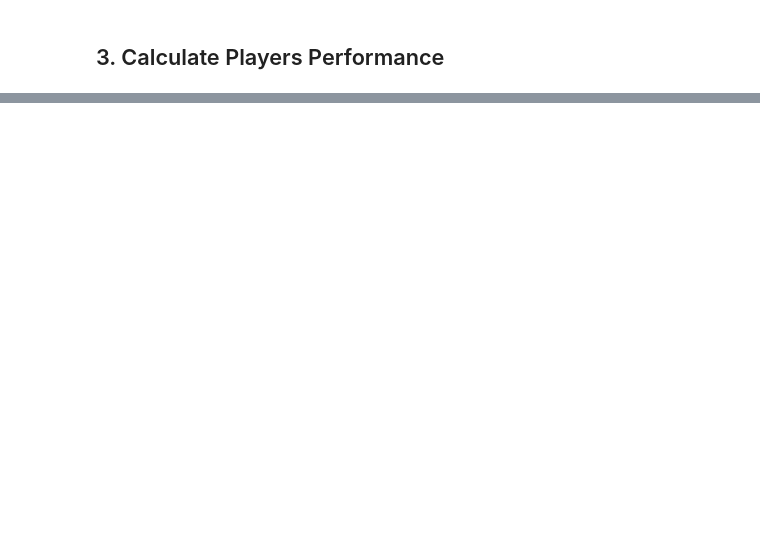
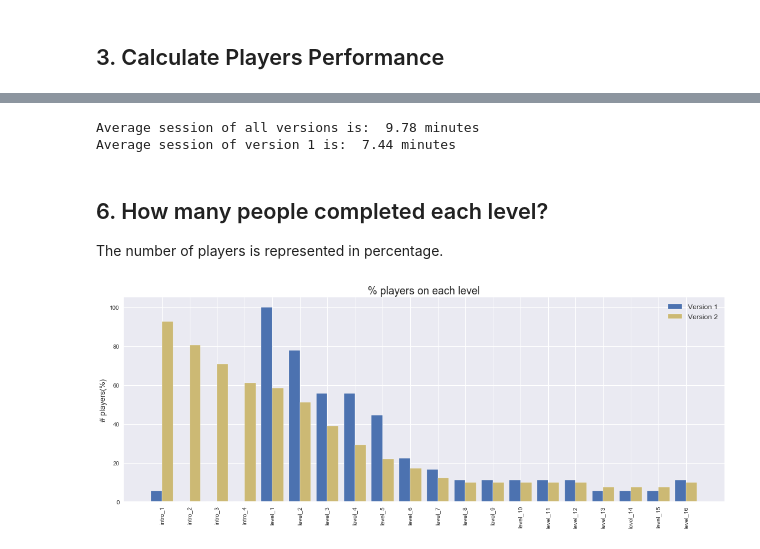
Before and after one commit to lsidharta/Plushie-Defence-Analysis, a Jupyter notebook: Plushie-Defence-Analysis/src/PlushieAnalysis.ipynb, the cells around one changed output, grey strips where cells are left out. Drawn from its saved outputs; the diff is of its cells as text; code cells hidden in the pictures; blank space fills up the shorter version.

```diff
--- a/Plushie-Defence-Analysis/src/PlushieAnalysis.ipynb
+++ b/Plushie-Defence-Analysis/src/PlushieAnalysis.ipynb
@@ -534,12 +302,0 @@ plt.show()
-# %%
-x = level_list
-labels = label_list
-fig, axs = plt.subplots()
-n, bins, patches = axs.hist(df_perform_game['dropoff_level'], bins=20, rwidth=0.85)
-
-bin_w = (max(bins) - min(bins)) / (len(bins)-1)
-axs.set_xticks(np.arange(min(bins) + bin_w/2, max(bins), bin_w))
-axs.set_xticklabels(level_list, rotation='vertical')
-axs.set_ylabel('Frequency')
-axs.set_title('Dropoff level')
-fig.tight_layout()
@@ -701,0 +491,9 @@ display(df_droppedoff_20_attempt)
+# %%
+# Define the time limit
+interval = 900
+
+# Version 1
+realplayer_list1, df_performance_level1, df_performance_game1, df_winning_team1 = pipeline(df1, interval)
+
+# Version 2
+realplayer_list2, df_performance_level2, df_performance_game2, df_winning_team2 = pipeline(df2, interval)
@@ -701,0 +511,15 @@ display(df_droppedoff_20_attempt)
+# %%
+# Calculate average session
+# Version 1
+avg_session1 = '{0:.3g}'.format((df_performance_game1.game_time/df_performance_game1.game_sessions/60).mean())
+print(f'Average session of all versions is: ', avg_session1, 'minutes')
+
+# Version 2
+avg_session2 = '{0:.3g}'.format((df_performance_game2.game_time/df_performance_game2.game_sessions/60).mean())
+print(f'Average session of version 1 is: ', avg_session2, 'minutes')
+# %% [output]
+Average session of all versions is:  9.78 minutes
+Average session of version 1 is:  7.44 minutes
+# %% [markdown]
+<h2>6. How many people completed each level?</h2>
+<p>The number of players is represented in percentage.</p>
@@ -701,0 +565,25 @@ display(df_droppedoff_20_attempt)
+# %%
+df_numplayers_level1 = calculate_num_players_lvl(df_performance_level1, realplayer_list1)
+df_numplayers_level2 = calculate_num_players_lvl(df_performance_level2, realplayer_list2)
+# %%
+plt.style.use('seaborn')
+level_list = ['intro_1', 'intro_2', 'intro_3', 'intro_4', 'level_1', 'level_2', 'level_3', 'level_4', 'level_5', 'level_6',
+        'level_7', 'level_8', 'level_9', 'level_10', 'level_11', 'level_12', 'level_13', 'level_14', 'level_15', 'level_16']
+label_list = np.arange(len(level_list))
+x = label_list
+barwidth = 0.4
+
+fig, axs = plt.subplots(figsize=(15, 6))
+bar1 = axs.bar(x-barwidth/2, df_numplayers_level1['pct_players_lvl'], color='C0', edgecolor='white', width=barwidth, label='Version 1')
+bar2 = axs.bar(x+barwidth/2, df_numplayers_level2['pct_players_lvl'], color='C4', edgecolor='white', width=barwidth, label='Version 2')
+
+axs.set_xticks(x)
+axs.set_xticklabels(level_list, rotation='vertical')
+axs.set_ylabel('# players(%)', fontsize=13)
+axs.set_title('% players on each level', fontsize=18)
+
+axs.legend(fontsize=12)
+fig.tight_layout()
+plt.show()
+# %% [output]
+[figure, added]
```
Also changed, not shown: parts of 86 cells of this notebook.
